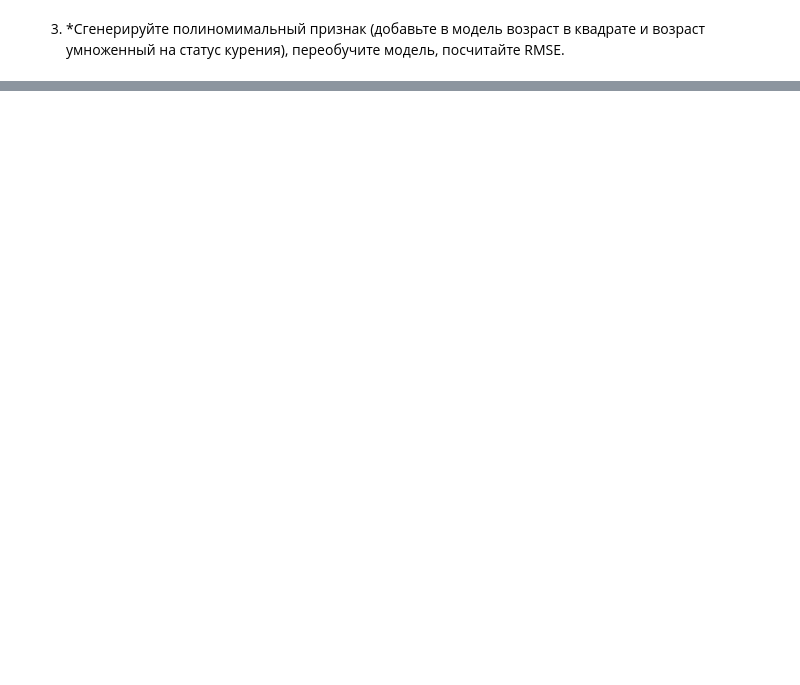
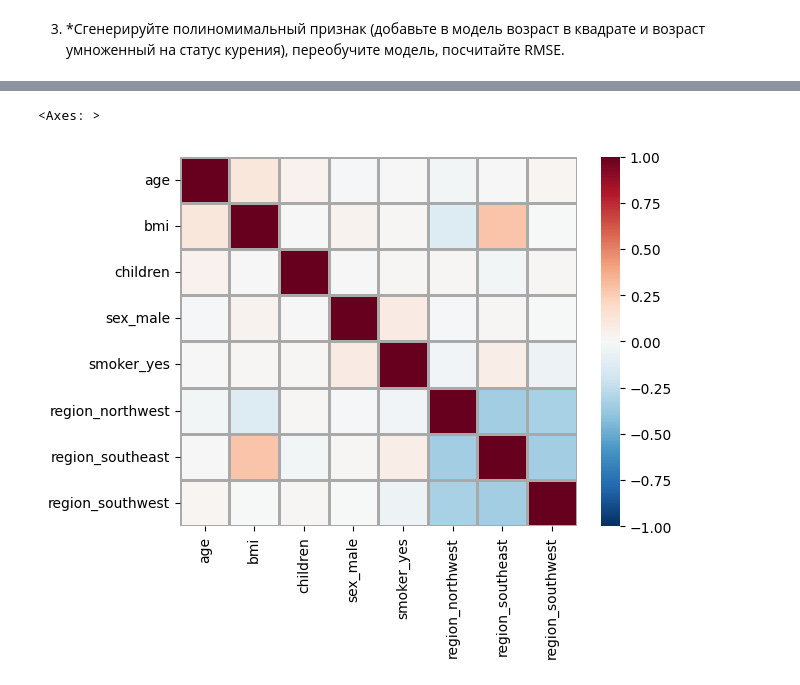
Before and after one commit to igumnov-daniel/HOCK_FEBRUARY_2023, a Jupyter notebook: 12_ML_2_regularization/12_1_regularization.ipynb, the cells around one changed output, grey strips where cells are left out. Cells and saved outputs as stored; diff of their text form; code cells hidden in the pictures; blank space fills up the shorter version.

```diff
--- a/12_ML_2_regularization/12_1_regularization.ipynb
+++ b/12_ML_2_regularization/12_1_regularization.ipynb
@@ -422,0 +494,2 @@ r2_score(y_test, y_pred)
+# %%
+df['sex_encoded_sklearn'] = encoder.transform(df['sex'])
@@ -428,2 +668,25 @@ r2_score(y_test, y_pred)
 # %% [markdown]
 3. *Сгенерируйте полиномимальный признак (добавьте в модель возраст в квадрате и возраст умноженный на статус курения), переобучите модель, посчитайте RMSE.
+# %%
+num_cols = ['age', 'bmi', 'children']
+cat_cols = ['sex', 'smoker', 'region']
+X_num = df[num_cols]
+# руками
+#for i in range(2, 3):
+#    X_num[f"age^{i}"] = X_num['age'] ** i
+
+X_cat = pd.get_dummies(df[cat_cols], drop_first=True).astype(np.int8)
+X = pd.concat([X_num, X_cat], axis=1)
+y = df['charges']
+# %%
+X_train, X_test, y_train, y_test = train_test_split(X, y, test_size=0.2, random_state=23122023)
+# %%
+#model = LinearRegression()
+model = Ridge()
+# model = Lasso(alpha=10)
+scaler = StandardScaler()
+X_train = scaler.fit_transform(X_train)
+X_test = scaler.transform(X_test)
+
+model.fit(X_train, y_train)
+y_pred = model.predict(X_test)
@@ -429,0 +715,5 @@ r2_score(y_test, y_pred)
+# %%
+sns.heatmap(X_train.corr(), vmin=-1, vmax=1, cmap='RdBu_r', linewidth=1, linecolor='darkgray')
+# %% [output]
+<Axes: >
+[figure, added]
```
Also changed, not shown: parts of 61 cells of this notebook.
